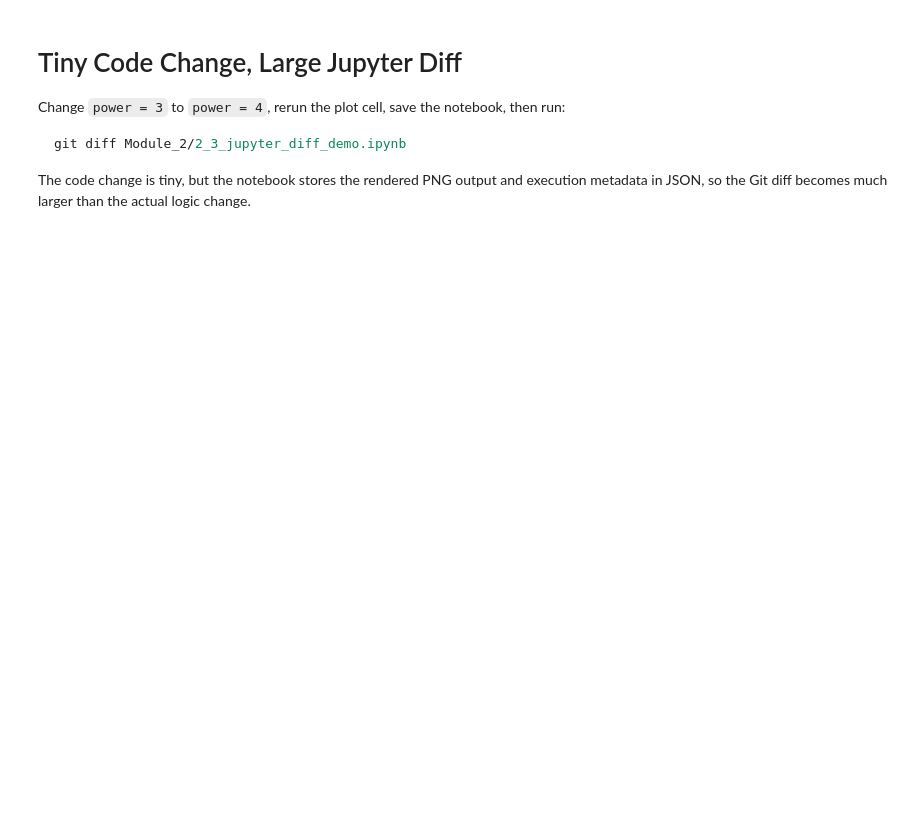
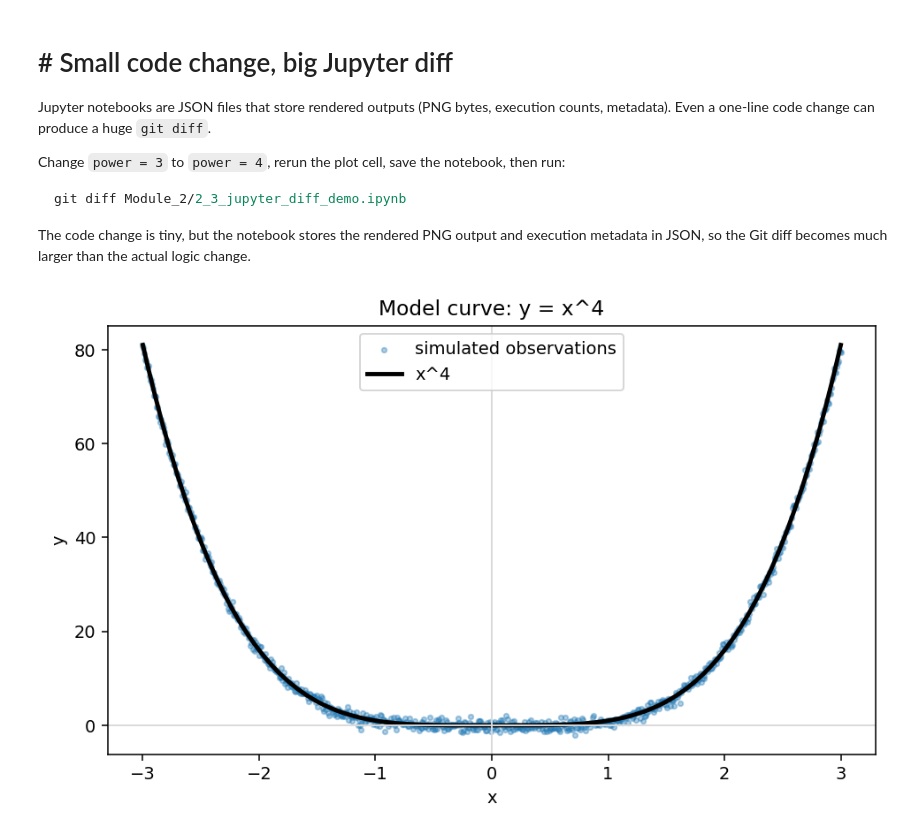
Before and after one commit to parulnith/marimo-oreilly-workshop, a Jupyter notebook: Module_2/2_3_jupyter_diff_demo.ipynb, the cells around one changed output. Cells and saved outputs as stored; diff of their text form; code cells hidden in the pictures; blank space fills up the shorter version.

```diff
--- a/Module_2/2_3_jupyter_diff_demo.ipynb
+++ b/Module_2/2_3_jupyter_diff_demo.ipynb
@@ -1,5 +1,10 @@
 # %% [markdown]
-# Tiny Code Change, Large Jupyter Diff
+# # Small code change, big Jupyter diff
+
+Jupyter notebooks are JSON files that store rendered outputs (PNG bytes,
+execution counts, metadata). Even a one-line code change can produce a
+huge `git diff`.
+
 
 Change `power = 3` to `power = 4`, rerun the plot cell, save the notebook, then run:
 
@@ -12,20 +17,22 @@ The code change is tiny, but the notebook stores the rendered PNG output and exe
 import matplotlib.pyplot as plt
 import numpy as np
 # %%
-power = 3
+power = 4
 
 rng = np.random.default_rng(7)
 x = np.linspace(-3, 3, 800)
 curve = x**power
 noisy_curve = curve + rng.normal(scale=0.8, size=x.size)
 
 fig, ax = plt.subplots(figsize=(8, 4.5), dpi=140)
 ax.scatter(x, noisy_curve, s=8, alpha=0.35, label="simulated observations")
 ax.plot(x, curve, color="black", linewidth=2.5, label=f"x^{power}")
 ax.axhline(0, color="0.85", linewidth=1)
 ax.axvline(0, color="0.85", linewidth=1)
 ax.set_title(f"Model curve: y = x^{power}")
 ax.set_xlabel("x")
 ax.set_ylabel("y")
 ax.legend()
 plt.show()
+# %% [output]
+[figure, added]
```
Also changed, not shown: 14 other files.
